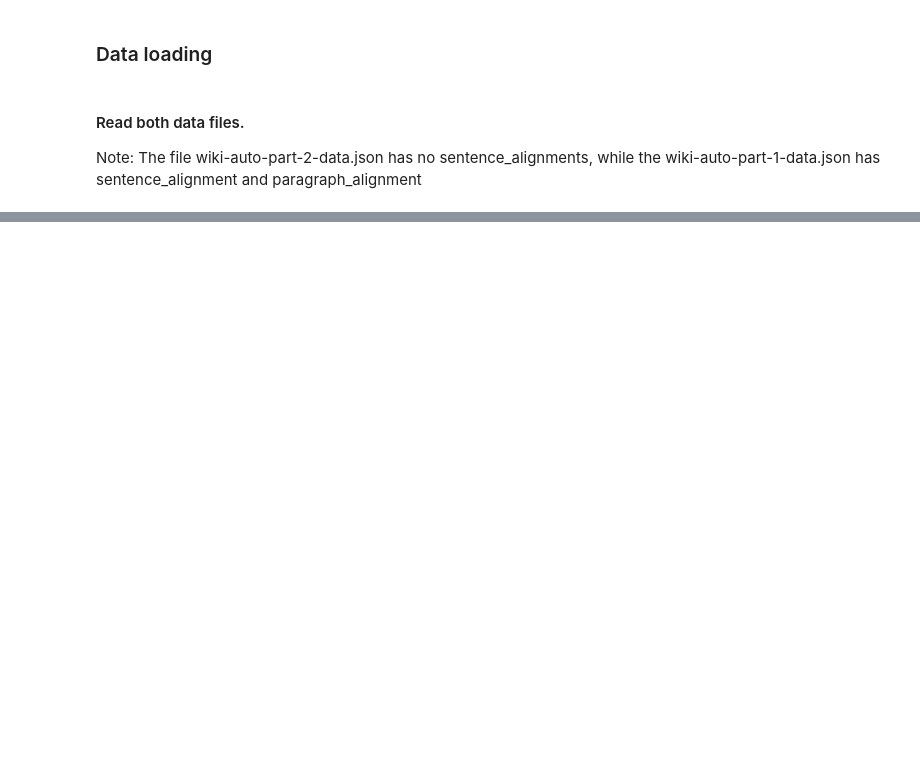
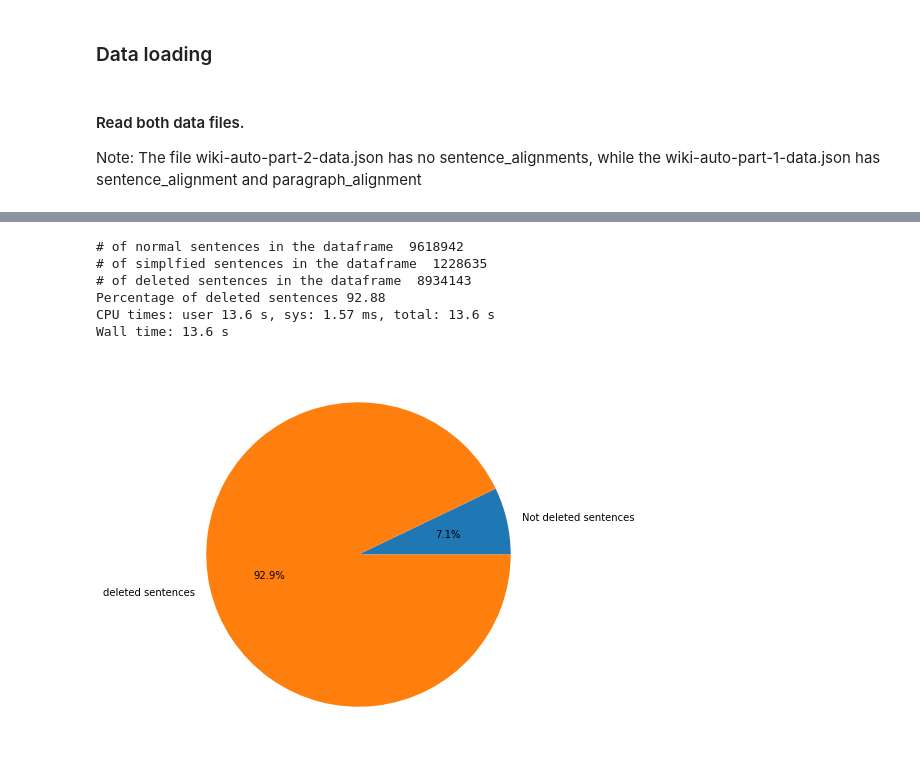
Before and after one commit to peshmerge/REDI-PROJECT, a Jupyter notebook: wiki_auto_data_analysis.ipynb, the cells around one changed output, grey strips where cells are left out. Drawn from its saved outputs; the diff is of its cells as text; code cells hidden in the pictures; blank space fills up the shorter version.

```diff
--- a/wiki_auto_data_analysis.ipynb
+++ b/wiki_auto_data_analysis.ipynb
@@ -82,0 +158,12 @@ df_wiki_part_2.head(10)
+# %%
+%%time
+#For the first wiki_1 part
+calculate_percentage_deleted_sentences(df_wiki_part_1)
+# %% [output]
+# of normal sentences in the dataframe  9618942
+# of simplfied sentences in the dataframe  1228635
+# of deleted sentences in the dataframe  8934143
+Percentage of deleted sentences 92.88
+CPU times: user 13.6 s, sys: 1.57 ms, total: 13.6 s
+Wall time: 13.6 s
+[figure, added]
```
Also changed, not shown: parts of 12 cells of this notebook.
